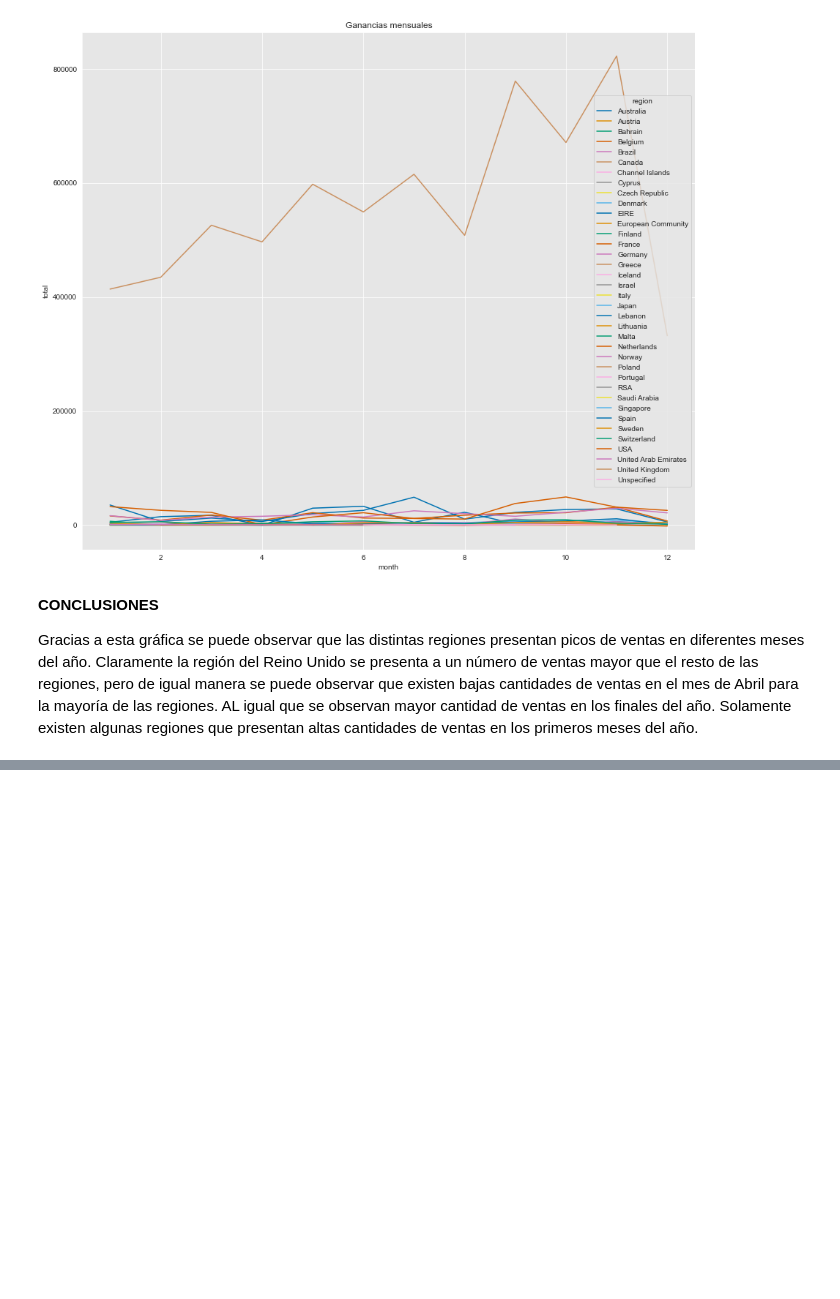
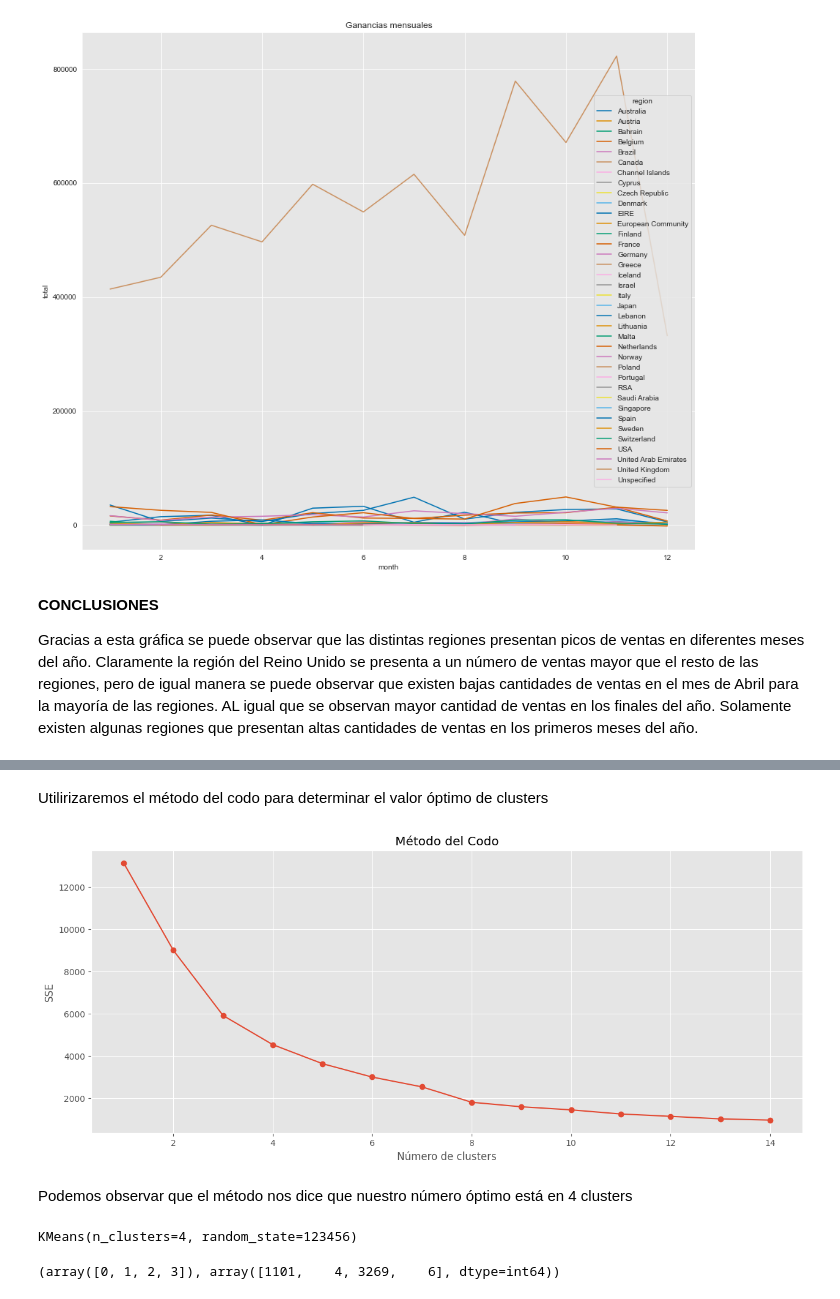
Before and after one commit to MaElmoon39/RetailSaviors, a Jupyter notebook: notebooks/segmentacion_clientes.ipynb, the cells around one changed output, grey strips where cells are left out. Cells and saved outputs as stored; diff of their text form; code cells hidden in the pictures; blank space fills up the shorter version.

```diff
--- a/notebooks/segmentacion_clientes.ipynb
+++ b/notebooks/segmentacion_clientes.ipynb
@@ -513,0 +531,15 @@ df_sample.to_json('datasets/sample_df.json', orient='records', lines=True)
+# %%
+# Estandarización de datos
+rfm_scaler = StandardScaler()
+
+# Entrenamiento con la tabla
+rfm_scaler.fit(rfm_df)
+
+# Transformación de los datos
+rfm_escaler_tr = rfm_scaler.transform(rfm_df) # np.log1p añade un uno para que todos los valores sean positivos
+
+# Convertimos el resultado a un dataframe
+rfm = pd.DataFrame(rfm_escaler_tr, columns= ['recency', 'frecuency', 'monetary'], index=rfm_df.index)
+
+# Visualizamos datos
+rfm.head(10)
@@ -513,0 +559,34 @@ df_sample.to_json('datasets/sample_df.json', orient='records', lines=True)
+# %% [markdown]
+Utilirizaremos el método del codo para determinar el valor óptimo de clusters
+# %%
+# Realización del método del codo
+distortion = []
+for k in range(1,15):
+    kmeans = KMeans(n_clusters=k, random_state=123456)
+    kmeans.fit(rfm)
+    distortion.append(kmeans.inertia_)
+
+# Graficar el método del codo
+plt.figure(figsize=(15, 6))
+plt.plot(range(1, 15),distortion, marker='o')
+plt.title('Método del Codo')
+plt.xlabel('Número de clusters')
+plt.ylabel('SSE')
+plt.show()
+# %% [output]
+[figure, added]
+# %% [markdown]
+Podemos observar que el método nos dice que nuestro número óptimo está en 4 clusters
+# %%
+# Realización del modelo
+kmeans = KMeans(n_clusters=4, random_state=123456, n_init='auto')
+
+# Ajustar el modelo
+kmeans.fit(rfm)
+# %% [output]
+KMeans(n_clusters=4, random_state=123456)
+# %%
+# Visualización de labels creados y la cantidad de cada uno
+np.unique(kmeans.labels_, return_counts= True)
+# %% [output]
+(array([0, 1, 2, 3]), array([1101,    4, 3269,    6], dtype=int64))
```
Also changed, not shown: parts of 28 cells of this notebook, 3 other files.
